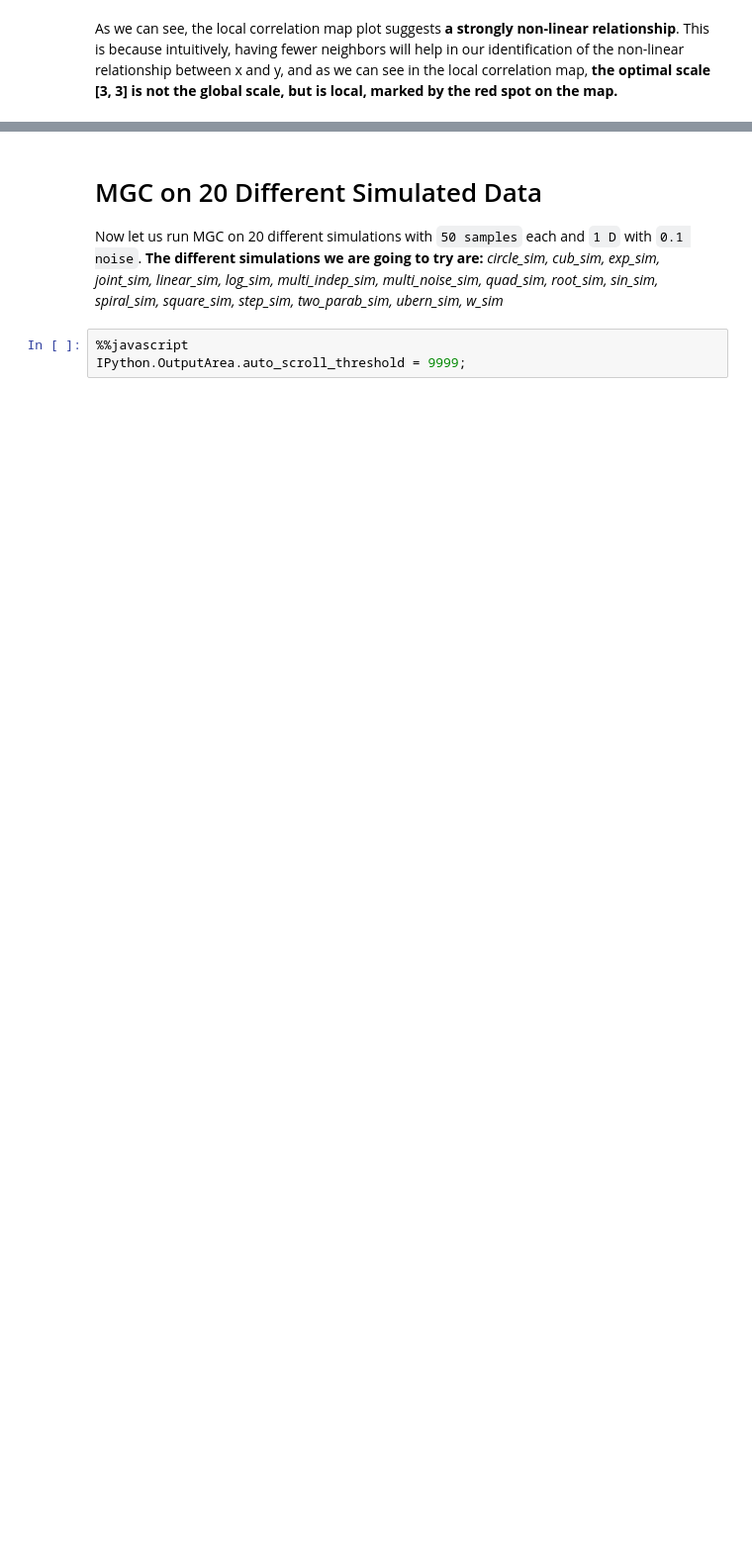
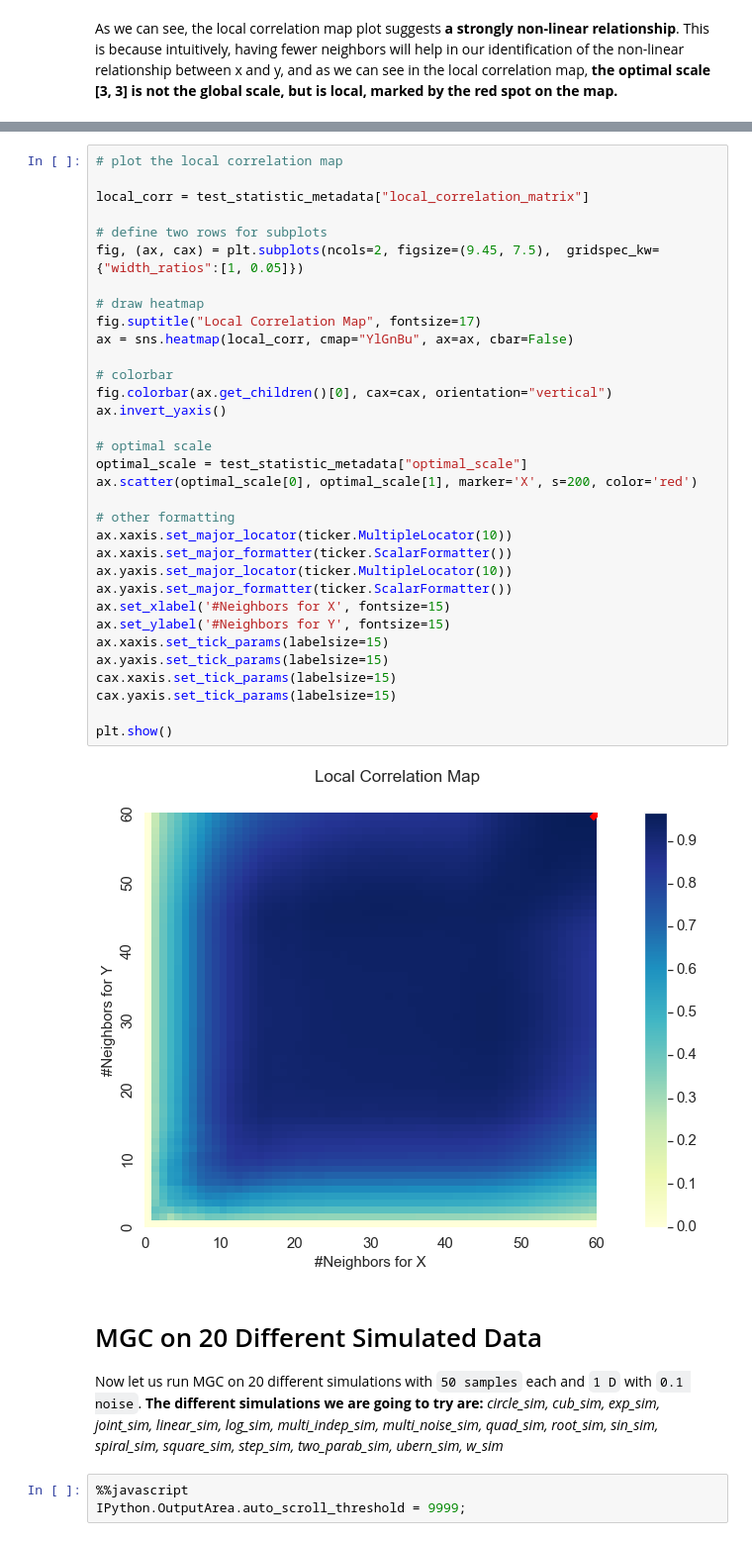
Before and after one commit to neurodata/mgcpy-old, a Jupyter notebook: demos/mgc.ipynb, the cells around one changed output, grey strips where cells are left out. Shown at 99% size. Drawn from its saved outputs; the diff is of its cells as text; blank space fills up the shorter version.

```diff
--- a/demos/mgc.ipynb
+++ b/demos/mgc.ipynb
@@ -117,3 +156,38 @@ As we can see, the local correlation map plot suggests **a strongly non-linear r
+# %%
+# plot the local correlation map
+
+local_corr = test_statistic_metadata["local_correlation_matrix"]
+
+# define two rows for subplots
+fig, (ax, cax) = plt.subplots(ncols=2, figsize=(9.45, 7.5),  gridspec_kw={"width_ratios":[1, 0.05]})
+
+# draw heatmap
+fig.suptitle("Local Correlation Map", fontsize=17)
+ax = sns.heatmap(local_corr, cmap="YlGnBu", ax=ax, cbar=False)
+
+# colorbar
+fig.colorbar(ax.get_children()[0], cax=cax, orientation="vertical")
+ax.invert_yaxis()
+
+# optimal scale
+optimal_scale = test_statistic_metadata["optimal_scale"]
+ax.scatter(optimal_scale[0], optimal_scale[1], marker='X', s=200, color='red')
+
+# other formatting
+ax.xaxis.set_major_locator(ticker.MultipleLocator(10))
+ax.xaxis.set_major_formatter(ticker.ScalarFormatter())
+ax.yaxis.set_major_locator(ticker.MultipleLocator(10))
+ax.yaxis.set_major_formatter(ticker.ScalarFormatter())
+ax.set_xlabel('#Neighbors for X', fontsize=15)
+ax.set_ylabel('#Neighbors for Y', fontsize=15)
+ax.xaxis.set_tick_params(labelsize=15)
+ax.yaxis.set_tick_params(labelsize=15)
+cax.xaxis.set_tick_params(labelsize=15)
+cax.yaxis.set_tick_params(labelsize=15)
+
+plt.show()
+# %% [output]
+[figure, added]
 # %% [markdown]
 # MGC on 20 Different Simulated Data
 Now let us run MGC on 20 different simulations with `50 samples` each and `1 D` with `0.1 noise`. **The different simulations we are going to try are:** *circle_sim, cub_sim, exp_sim, joint_sim, linear_sim, log_sim, multi_indep_sim, multi_noise_sim, quad_sim, root_sim, sin_sim, spiral_sim, square_sim, step_sim, two_parab_sim, ubern_sim, w_sim*
```
Also changed, not shown: parts of 9 cells of this notebook.
